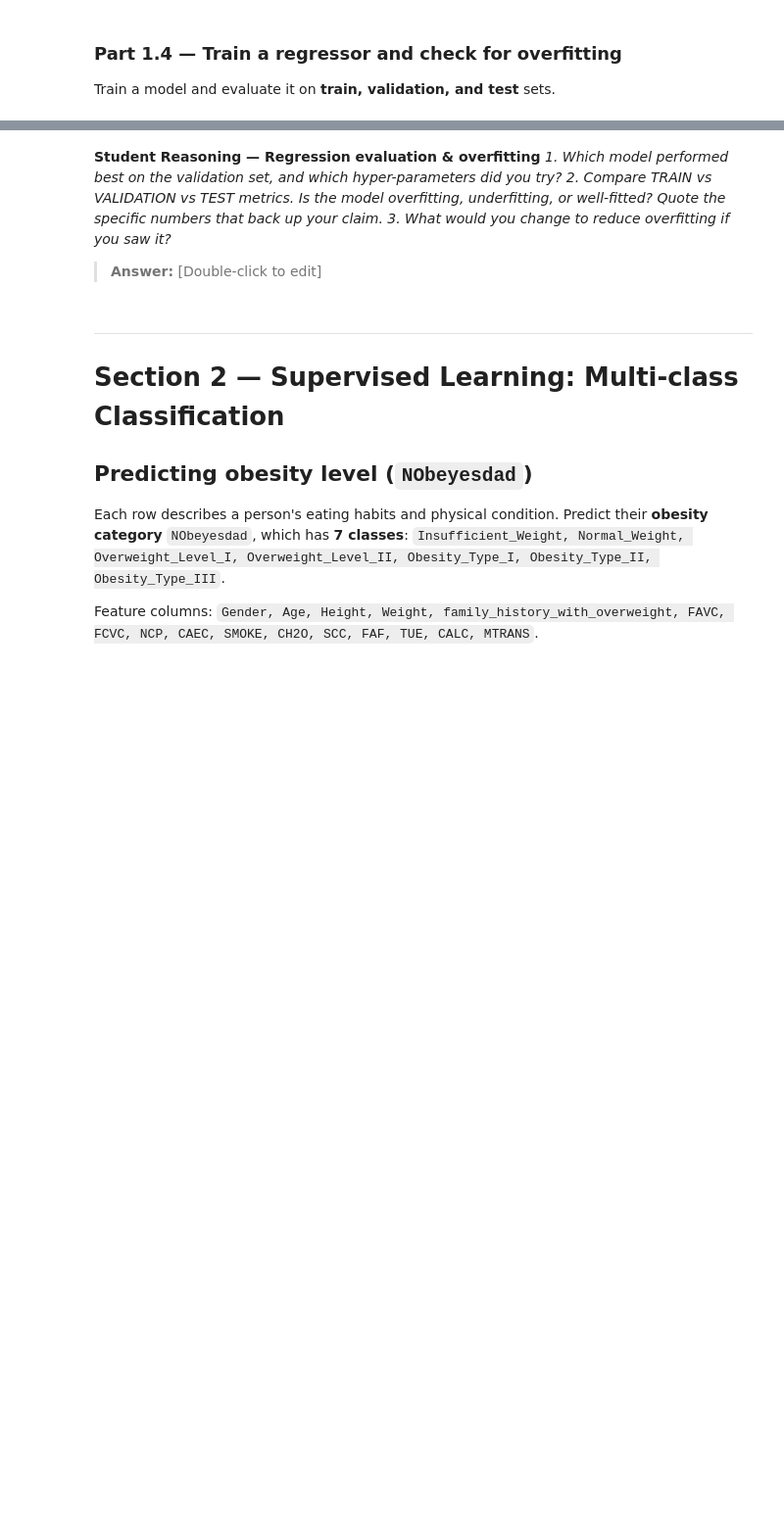
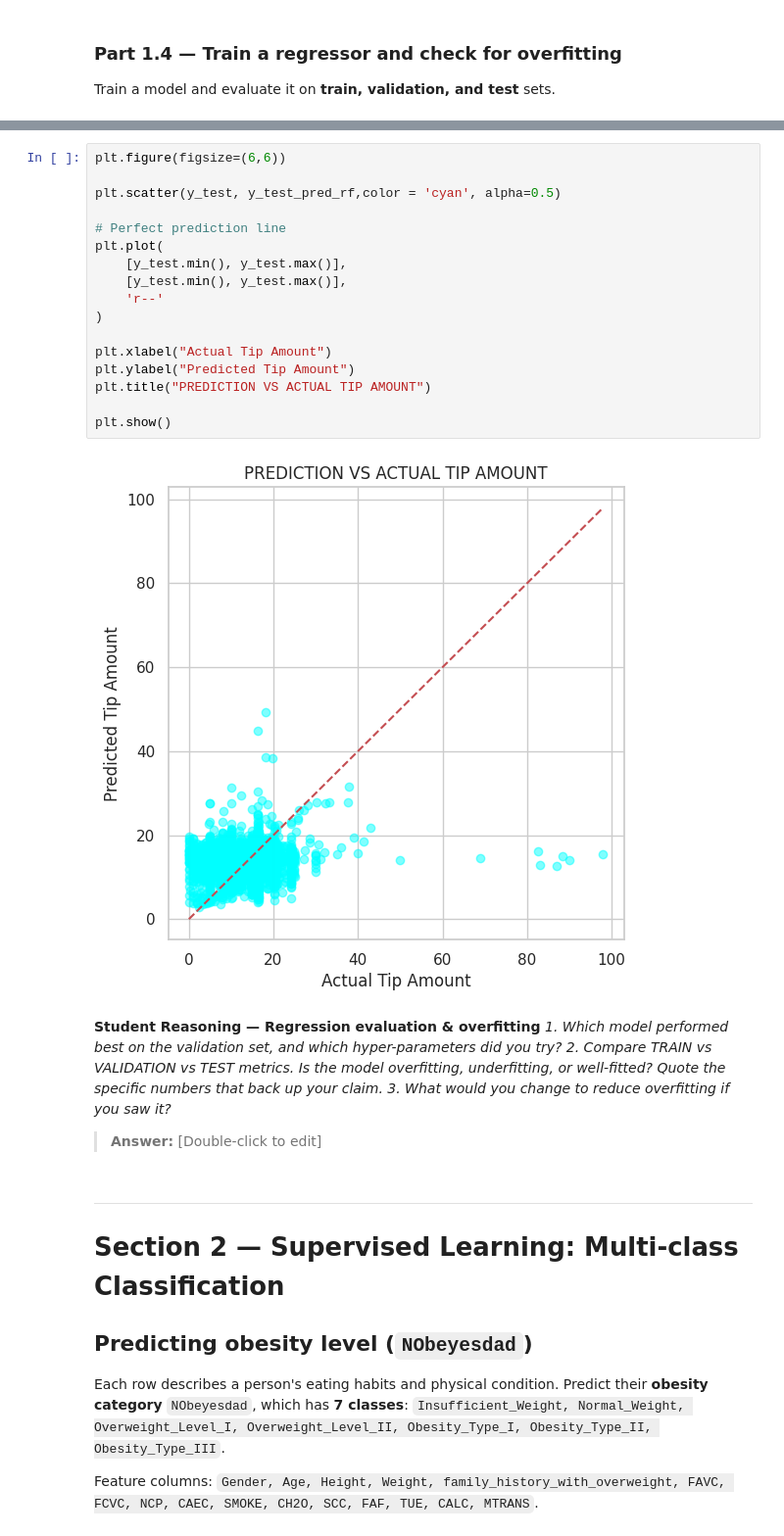
Before and after one commit to joyy-atschool/lab-2-predictive-analytics, a Jupyter notebook: lab_2_predictive_analytics.ipynb, the cells around one changed output, grey strips where cells are left out. Shown at 98% size. Cells and saved outputs as stored; diff of their text form; blank space fills up the shorter version.

```diff
--- a/lab_2_predictive_analytics.ipynb
+++ b/lab_2_predictive_analytics.ipynb
@@ -299,3 +380,22 @@ from sklearn.ensemble import RandomForestRegressor
+# %%
+plt.figure(figsize=(6,6))
+
+plt.scatter(y_test, y_test_pred_rf,color = 'cyan', alpha=0.5)
+
+# Perfect prediction line
+plt.plot(
+    [y_test.min(), y_test.max()],
+    [y_test.min(), y_test.max()],
+    'r--'
+)
+
+plt.xlabel("Actual Tip Amount")
+plt.ylabel("Predicted Tip Amount")
+plt.title("PREDICTION VS ACTUAL TIP AMOUNT")
+
+plt.show()
+# %% [output]
+[figure, added]
 # %% [markdown]
 **Student Reasoning — Regression evaluation & overfitting**
 *1. Which model performed best on the validation set, and which hyper-parameters did you try?*
```
Also changed, not shown: parts of 3 cells of this notebook.
